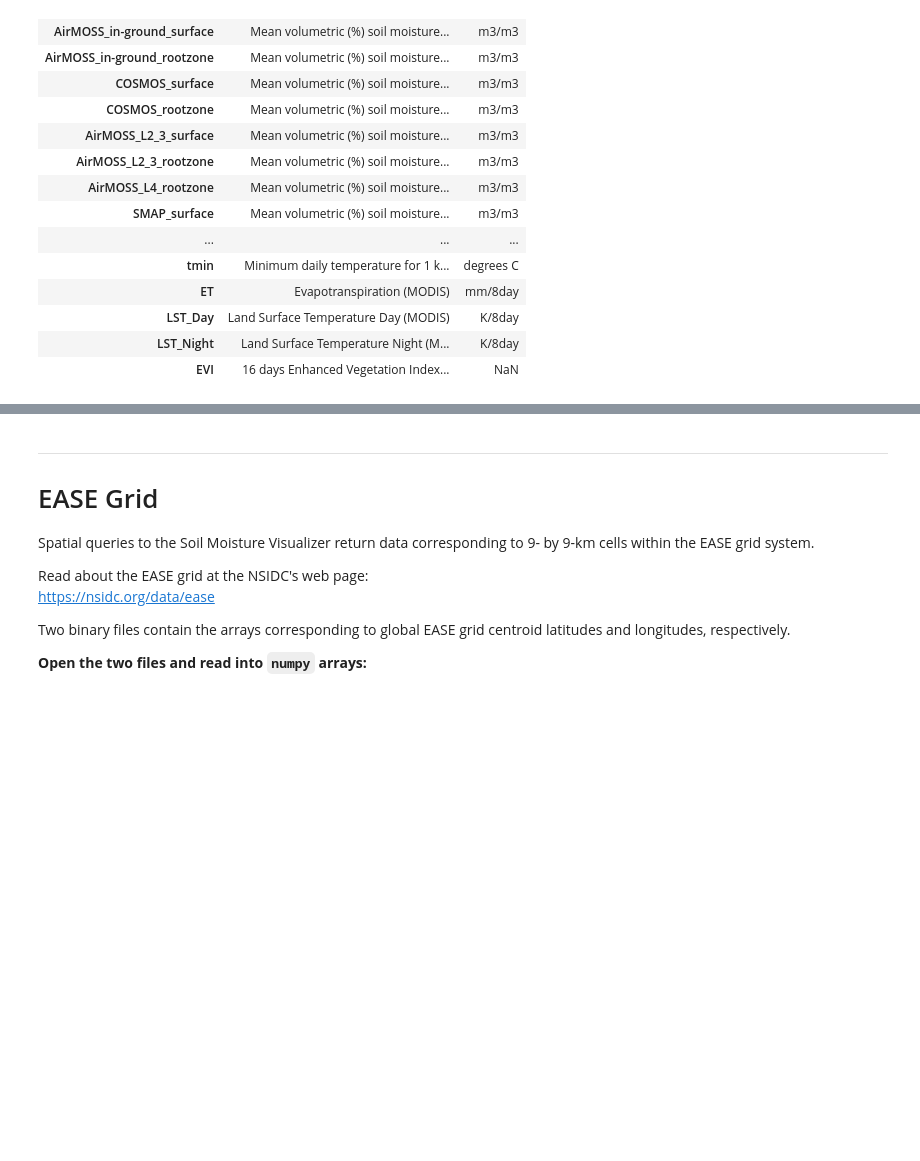
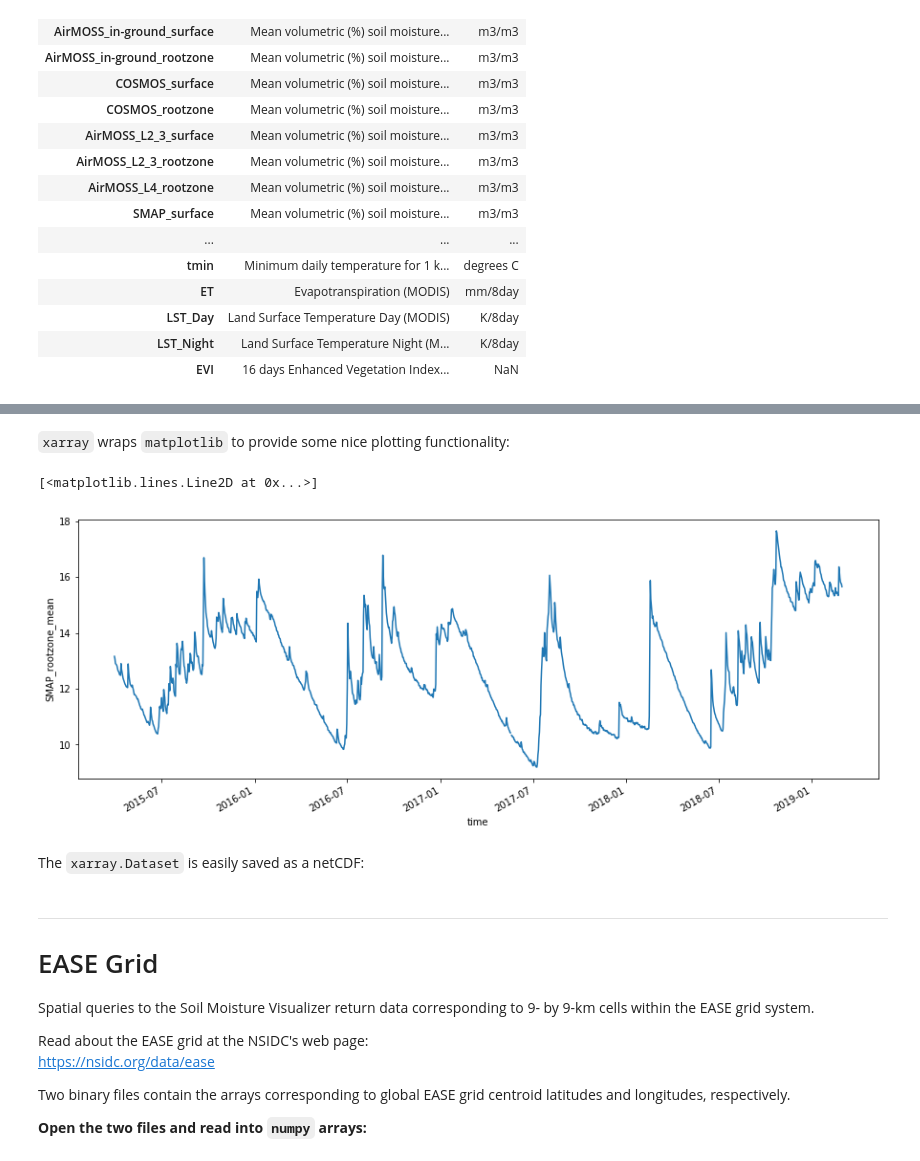
Before and after one commit to jjmcnelis/nasa_usfs_workshop, a Jupyter notebook: day3-tutorial.ipynb, the cells around one changed output, grey strips where cells are left out. Drawn from its saved outputs; the diff is of its cells as text; code cells hidden in the pictures; blank space fills up the shorter version.

```diff
--- a/day3-tutorial.ipynb
+++ b/day3-tutorial.ipynb
@@ -140,4 +98,0 @@ r.text
-# %%
-lat, lon = StringIO(r.text).readlines()[2].split("Location: ")[1].strip().split(", ")
-df = pd.read_csv(StringIO(r.text), header=4, index_col="time")
-df.head(10)
@@ -173,0 +211,12 @@ def smvrequest(id,lat,lon,d="smap"):
+# %% [markdown]
+`xarray` wraps `matplotlib` to provide some nice plotting functionality:
+# %%
+%matplotlib inline
+plt.rcParams['figure.figsize'] = [15, 5]
+
+ds["SMAP_rootzone_mean"].plot()
+# %% [output]
+[<matplotlib.lines.Line2D at 0x...>]
+[figure, added]
+# %% [markdown]
+The `xarray.Dataset` is easily saved as a netCDF:
```
Also changed, not shown: parts of 56 cells of this notebook, 25 other files.
